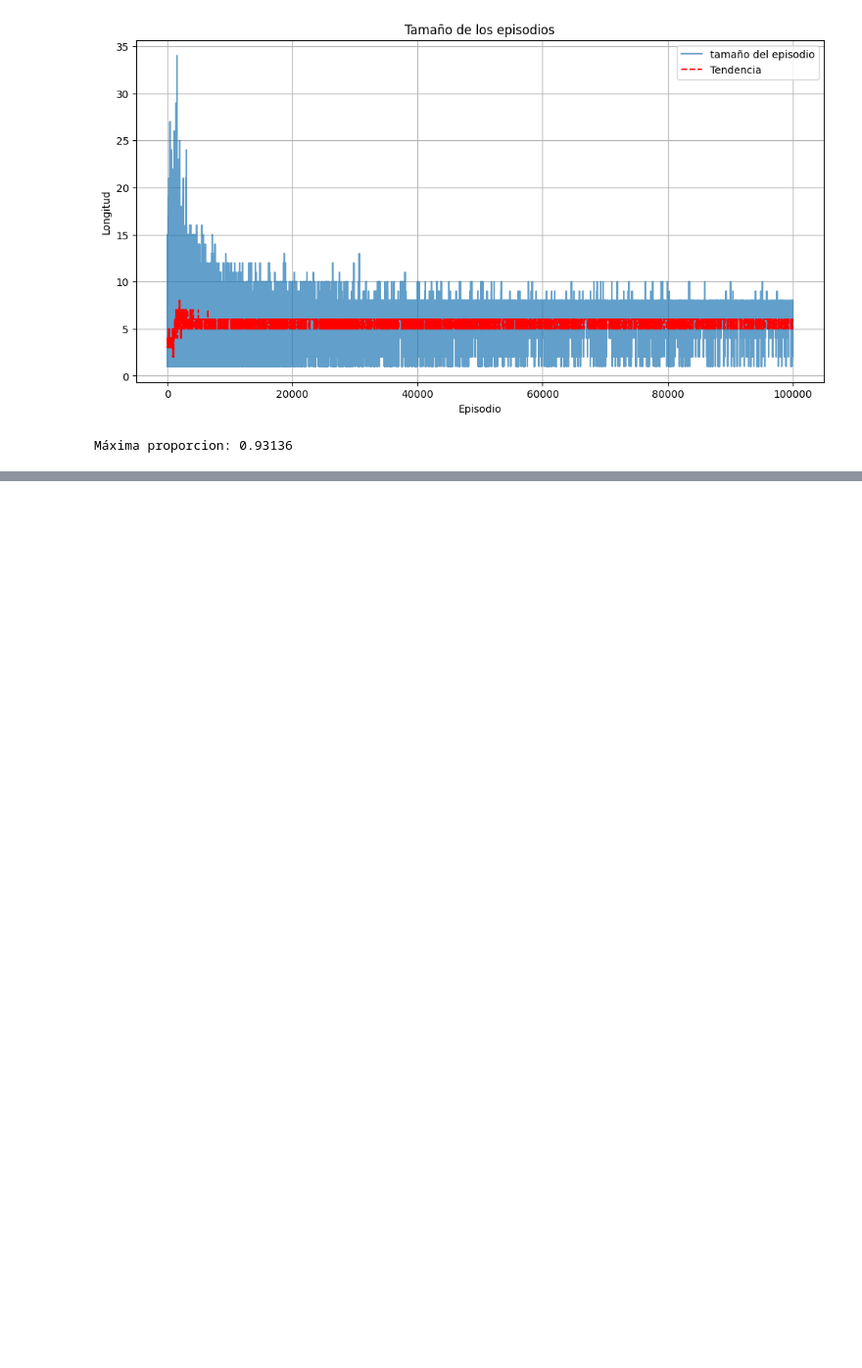
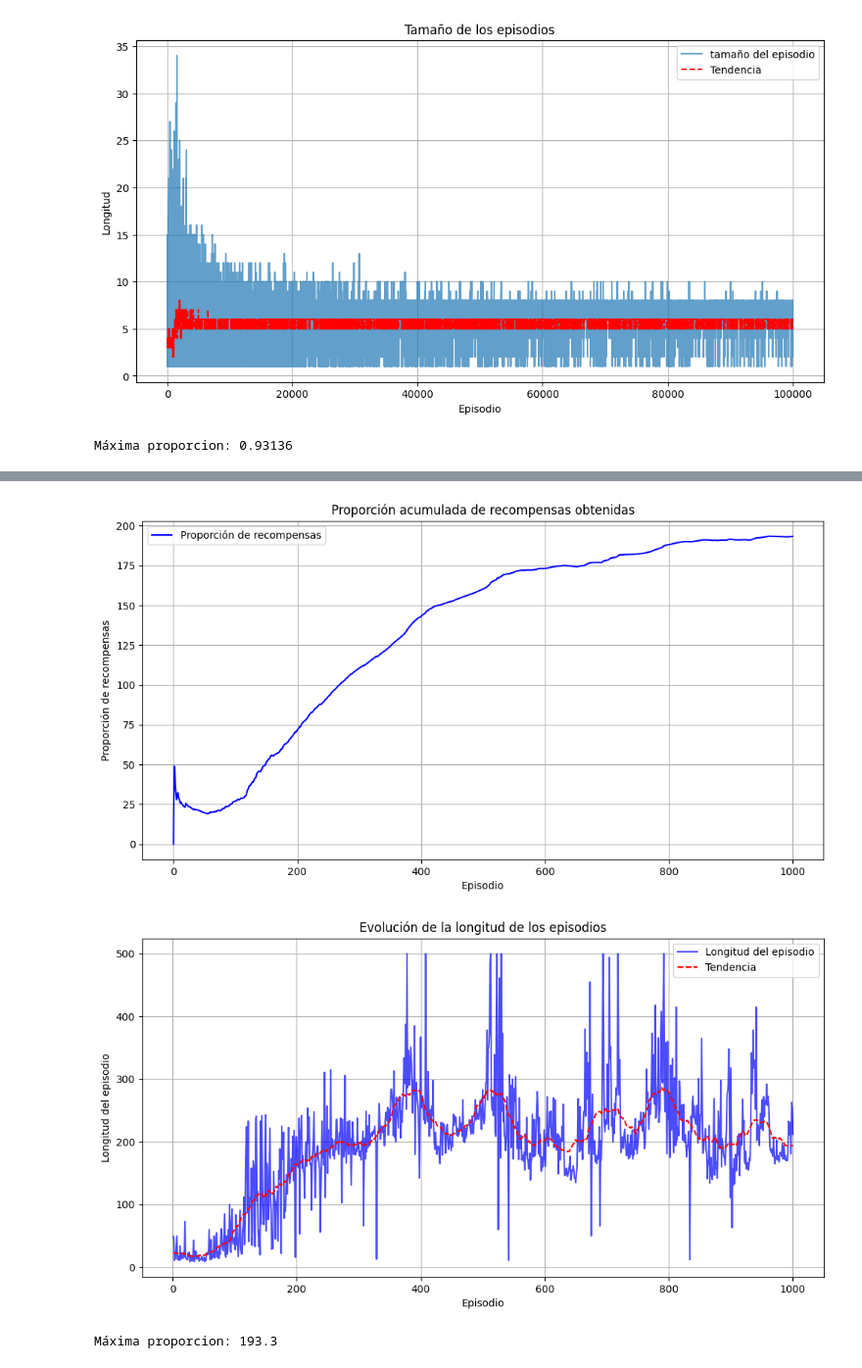
Before and after one commit to salvadeharo10/RL_DHBV, a Jupyter notebook: MonteCarloTodasLasVisitas.ipynb, the cells around one changed output, grey strips where cells are left out. Shown at 98% size. Saved outputs shown, nothing was run; the diff lists cells and outputs as text; code cells hidden in the pictures; blank space fills up the shorter version.

```diff
--- a/MonteCarloTodasLasVisitas.ipynb
+++ b/MonteCarloTodasLasVisitas.ipynb
@@ -1108,0 +1456,34 @@ embed_video(latest_file)
+# %%
+# Establecer la semilla para reproducibilidad
+seed = 42
+torch.manual_seed(seed)
+np.random.seed(seed)
+random.seed(seed)
+
+# Verificar si hay una GPU disponible y configurar el dispositivo
+device = torch.device("cuda" if torch.cuda.is_available() else "cpu")
+print(f"Usando dispositivo: {device}")
+
+# Crear el entorno de OpenAI Gymnasium
+env = gym.make("CartPole-v1")
+env.reset(seed=seed)
+
+# Obtener el tamaño de la entrada y el número de acciones
+input_dim = env.observation_space.shape[0]
+num_actions = env.action_space.n
+
+# Inicializar la red neuronal DQN y la red objetivo en el dispositivo adecuado
+q_network = DQN_Network(num_actions, input_dim).to(device)
+target_network = DQN_Network(num_actions, input_dim).to(device)
+target_network.load_state_dict(q_network.state_dict())  # Inicializar con los mismos pesos
+
+# Definir el optimizador
+optimizer = optim.Adam(q_network.parameters(), lr=0.001)
+
+# Llamar a la función de entrenamiento Deep Q-Learning
+trained_q_network, stats, episode_lengths = deep_q_learning(
+    env, q_network, target_network, optimizer, num_episodes=1000
+)
+
+# Cerrar el entorno
+env.close()
@@ -1108,0 +1501,9 @@ embed_video(latest_file)
+# %%
+plot(stats)
+plot_episode_lengths(episode_lengths)
+#plot_episode_length_vs_time(episode_lengths)
+print(f"Máxima proporcion: {stats[-1]}")
+# %% [output]
+[figure, added]
+[figure, added]
+Máxima proporcion: 193.3
```
Also changed, not shown: parts of 13 cells of this notebook.
